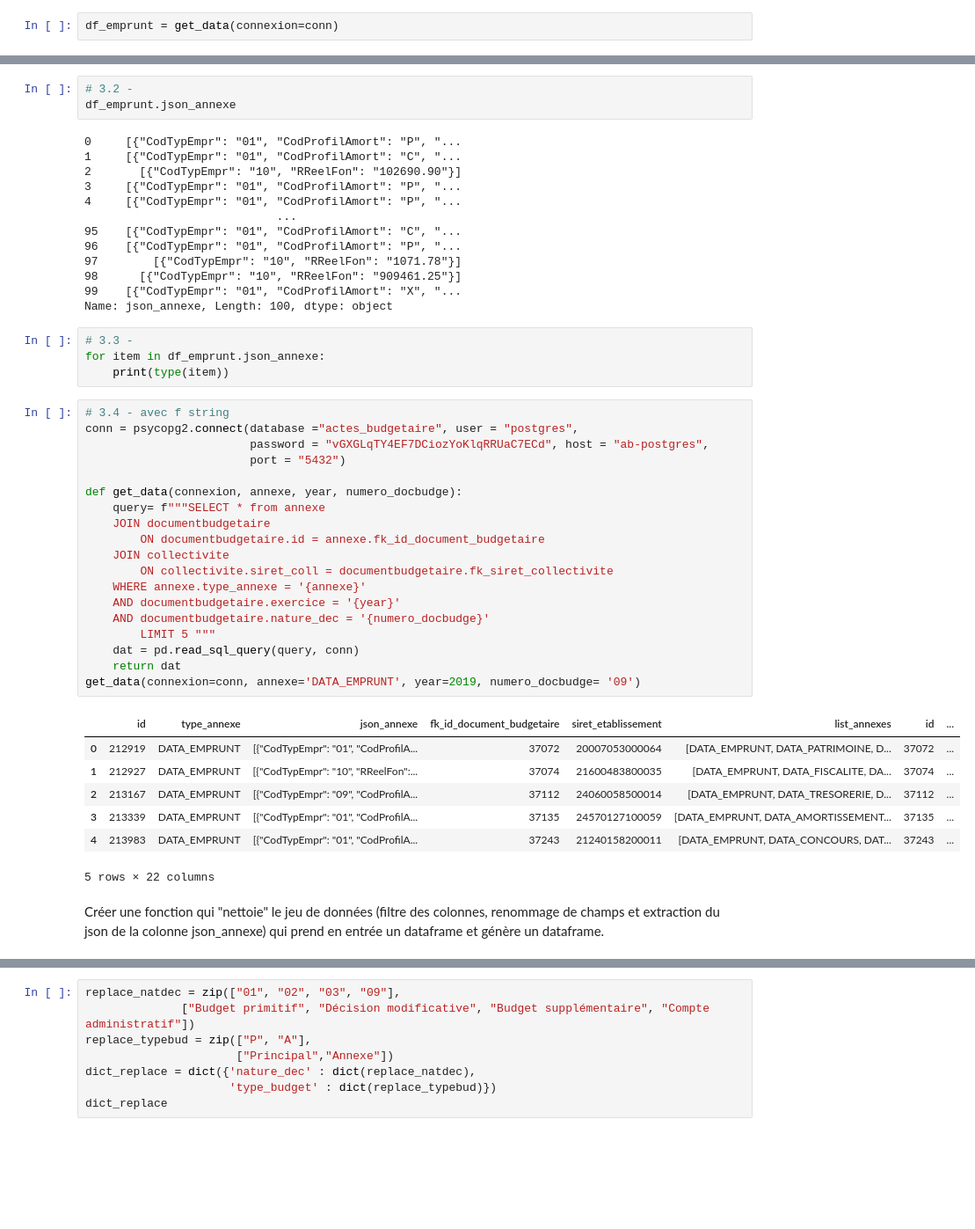
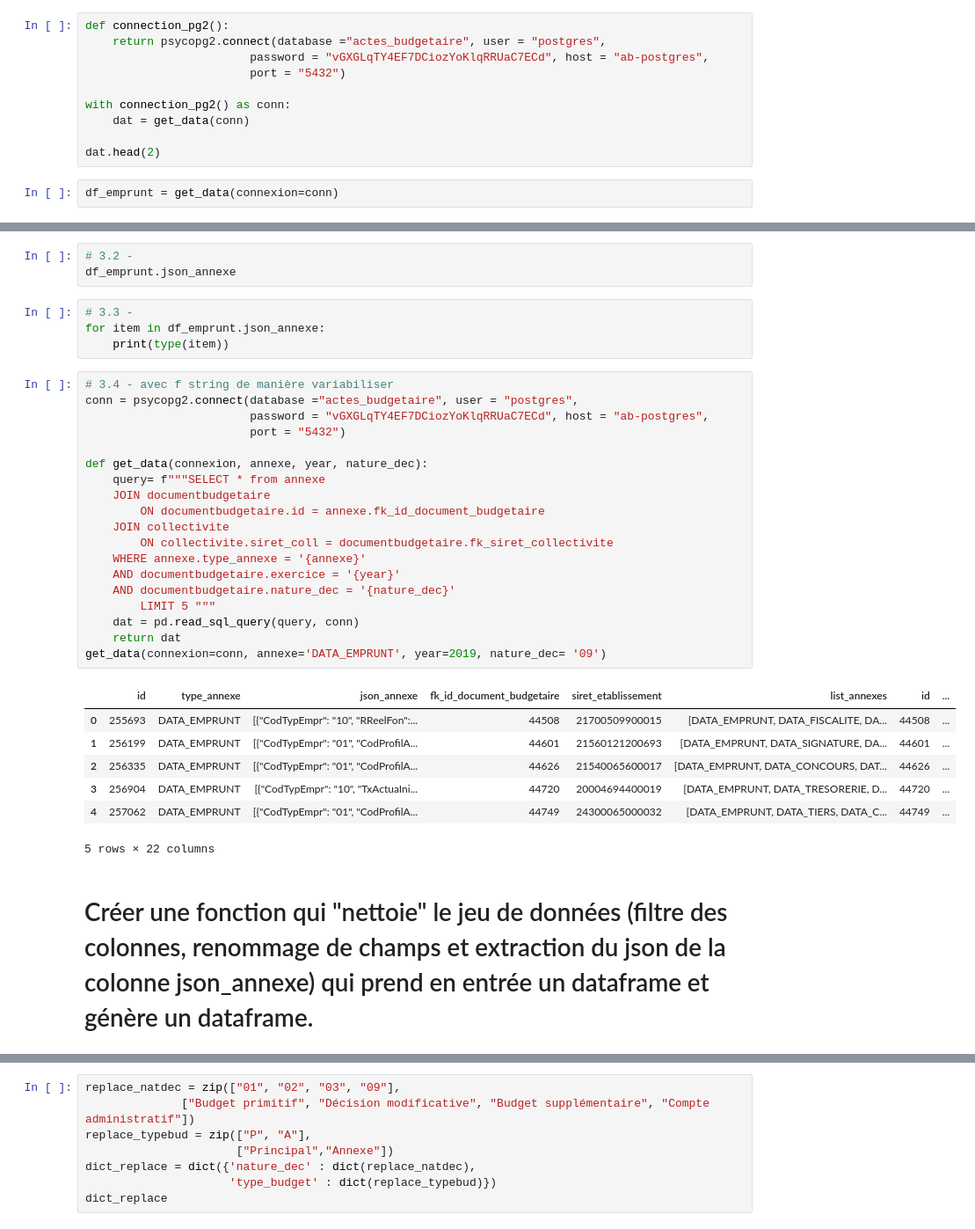
Before and after one commit to Naxxos/dataprep-ab, a Jupyter notebook: extract_to_csv.ipynb, the cells around one changed output, grey strips where cells are left out. Shown at 88% size. Saved outputs shown, nothing was run; the diff lists cells and outputs as text; blank space fills up the shorter version.

```diff
--- a/extract_to_csv.ipynb
+++ b/extract_to_csv.ipynb
@@ -108,3 +67,13 @@ get_data(connexion=conn)
+# %%
+def connection_pg2():
+    return psycopg2.connect(database ="actes_budgetaire", user = "postgres",
+                        password = "vGXGLqTY4EF7DCiozYoKlqRRUaC7ECd", host = "ab-postgres",
+                        port = "5432")
+
+with connection_pg2() as conn:
+    dat = get_data(conn)
+
+dat.head(2)
 # %%
 df_emprunt = get_data(connexion=conn)
 # %%
@@ -147,49 +84,36 @@ list(df_emprunt.columns)
 # %%
 # 3.2 -
 df_emprunt.json_annexe
-# %% [output]
-0     [{"CodTypEmpr": "01", "CodProfilAmort": "P", "...
-1     [{"CodTypEmpr": "01", "CodProfilAmort": "C", "...
-2       [{"CodTypEmpr": "10", "RReelFon": "102690.90"}]
-3     [{"CodTypEmpr": "01", "CodProfilAmort": "P", "...
-4     [{"CodTypEmpr": "01", "CodProfilAmort": "P", "...
-                            ...
-95    [{"CodTypEmpr": "01", "CodProfilAmort": "C", "...
-96    [{"CodTypEmpr": "01", "CodProfilAmort": "P", "...
-97        [{"CodTypEmpr": "10", "RReelFon": "1071.78"}]
-98      [{"CodTypEmpr": "10", "RReelFon": "909461.25"}]
-99    [{"CodTypEmpr": "01", "CodProfilAmort": "X", "...
-Name: json_annexe, Length: 100, dtype: object
 # %%
 # 3.3 -
 for item in df_emprunt.json_annexe:
     print(type(item))
 # %%
-# 3.4 - avec f string
+# 3.4 - avec f string de manière variabiliser
 conn = psycopg2.connect(database ="actes_budgetaire", user = "postgres",
                         password = "vGXGLqTY4EF7DCiozYoKlqRRUaC7ECd", host = "ab-postgres",
                         port = "5432")
 
-def get_data(connexion, annexe, year, numero_docbudge):
+def get_data(connexion, annexe, year, nature_dec):
     query= f"""SELECT * from annexe
     JOIN documentbudgetaire
         ON documentbudgetaire.id = annexe.fk_id_document_budgetaire
     JOIN collectivite
         ON collectivite.siret_coll = documentbudgetaire.fk_siret_collectivite
     WHERE annexe.type_annexe = '{annexe}'
     AND documentbudgetaire.exercice = '{year}'
-    AND documentbudgetaire.nature_dec = '{numero_docbudge}'
+    AND documentbudgetaire.nature_dec = '{nature_dec}'
         LIMIT 5 """
     dat = pd.read_sql_query(query, conn)
     return dat
-get_data(connexion=conn, annexe='DATA_EMPRUNT', year=2019, numero_docbudge= '09')
+get_data(connexion=conn, annexe='DATA_EMPRUNT', year=2019, nature_dec= '09')
 # %% [output]
 |  | id | type_annexe | json_annexe | fk_id_document_budgetaire | siret_etablissement | list_annexes | id | ... |
-| 0 | 212919 | DATA_EMPRUNT | [{"CodTypEmpr": "01", "CodProfilA... | 37072 | 20007053000064 | [DATA_EMPRUNT, DATA_PATRIMOINE, D... | 37072 | ... |
-| 1 | 212927 | DATA_EMPRUNT | [{"CodTypEmpr": "10", "RReelFon":... | 37074 | 21600483800035 | [DATA_EMPRUNT, DATA_FISCALITE, DA... | 37074 | ... |
-| 2 | 213167 | DATA_EMPRUNT | [{"CodTypEmpr": "09", "CodProfilA... | 37112 | 24060058500014 | [DATA_EMPRUNT, DATA_TRESORERIE, D... | 37112 | ... |
-| 3 | 213339 | DATA_EMPRUNT | [{"CodTypEmpr": "01", "CodProfilA... | 37135 | 24570127100059 | [DATA_EMPRUNT, DATA_AMORTISSEMENT... | 37135 | ... |
-| 4 | 213983 | DATA_EMPRUNT | [{"CodTypEmpr": "01", "CodProfilA... | 37243 | 21240158200011 | [DATA_EMPRUNT, DATA_CONCOURS, DAT... | 37243 | ... |
+| 0 | 255693 | DATA_EMPRUNT | [{"CodTypEmpr": "10", "RReelFon":... | 44508 | 21700509900015 | [DATA_EMPRUNT, DATA_FISCALITE, DA... | 44508 | ... |
+| 1 | 256199 | DATA_EMPRUNT | [{"CodTypEmpr": "01", "CodProfilA... | 44601 | 21560121200693 | [DATA_EMPRUNT, DATA_SIGNATURE, DA... | 44601 | ... |
+| 2 | 256335 | DATA_EMPRUNT | [{"CodTypEmpr": "01", "CodProfilA... | 44626 | 21540065600017 | [DATA_EMPRUNT, DATA_CONCOURS, DAT... | 44626 | ... |
+| 3 | 256904 | DATA_EMPRUNT | [{"CodTypEmpr": "10", "TxActuaIni... | 44720 | 20004694400019 | [DATA_EMPRUNT, DATA_TRESORERIE, D... | 44720 | ... |
+| 4 | 257062 | DATA_EMPRUNT | [{"CodTypEmpr": "01", "CodProfilA... | 44749 | 24300065000032 | [DATA_EMPRUNT, DATA_TIERS, DATA_C... | 44749 | ... |
 5 rows × 22 columns
 # %% [markdown]
-Créer une fonction qui "nettoie" le jeu de données (filtre des colonnes, renommage de champs et extraction du json de la colonne json_annexe) qui prend en entrée un dataframe et génère un dataframe.
+# Créer une fonction qui "nettoie" le jeu de données (filtre des colonnes, renommage de champs et extraction du json de la colonne json_annexe) qui prend en entrée un dataframe et génère un dataframe.
```
Also changed, not shown: parts of 29 cells of this notebook, 2 other files.
